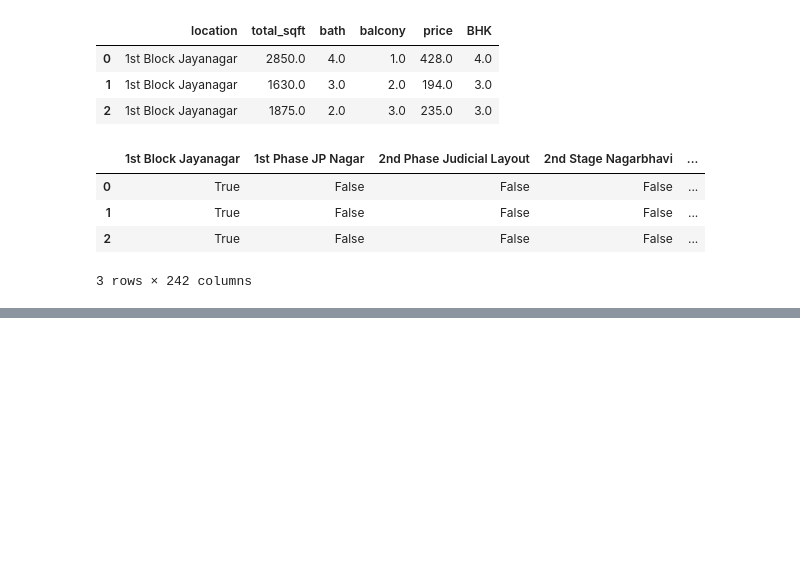
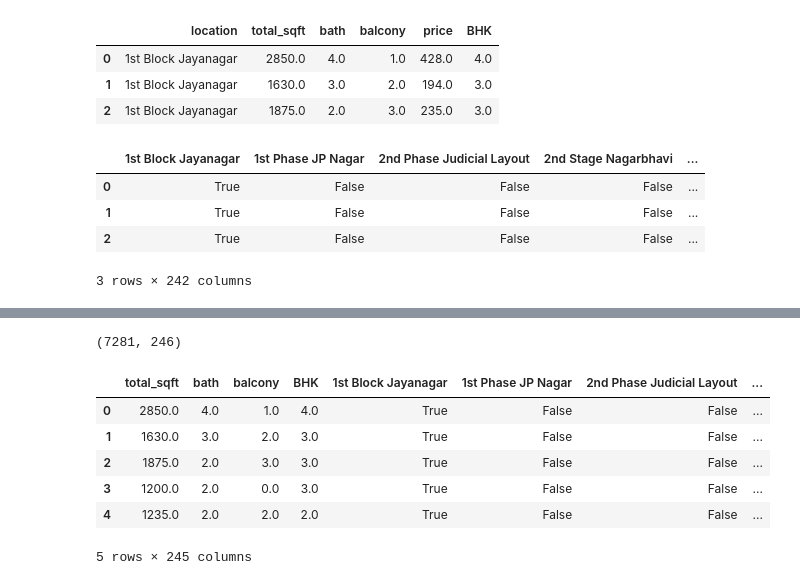
Before and after one commit to gargishita/House_Price_Prediction, a Jupyter notebook: Backend/Model/House_Price_Predictor.ipynb, the cells around one changed output, grey strips where cells are left out. Saved outputs shown, nothing was run; the diff lists cells and outputs as text; code cells hidden in the pictures; blank space fills up the shorter version.

```diff
--- a/House_Price_Predictor.ipynb
+++ b/Backend/Model/House_Price_Predictor.ipynb
@@ -441,0 +451,3 @@ dummies.head(3)
+# %%
+df13 = df12.drop('location',axis='columns')
+df13.head(2)
@@ -441,0 +459,15 @@ dummies.head(3)
+# %%
+df13.shape
+# %% [output]
+(7281, 246)
+# %%
+X= df13.drop(['price'],axis='columns')
+X.head()
+# %% [output]
+|  | total_sqft | bath | balcony | BHK | 1st Block Jayanagar | 1st Phase JP Nagar | 2nd Phase Judicial Layout | ... |
+| 0 | 2850.0 | 4.0 | 1.0 | 4.0 | True | False | False | ... |
+| 1 | 1630.0 | 3.0 | 2.0 | 3.0 | True | False | False | ... |
+| 2 | 1875.0 | 2.0 | 3.0 | 3.0 | True | False | False | ... |
+| 3 | 1200.0 | 2.0 | 0.0 | 3.0 | True | False | False | ... |
+| 4 | 1235.0 | 2.0 | 2.0 | 2.0 | True | False | False | ... |
+5 rows × 245 columns
```
Also changed, not shown: parts of 15 cells of this notebook, 5 other files.
